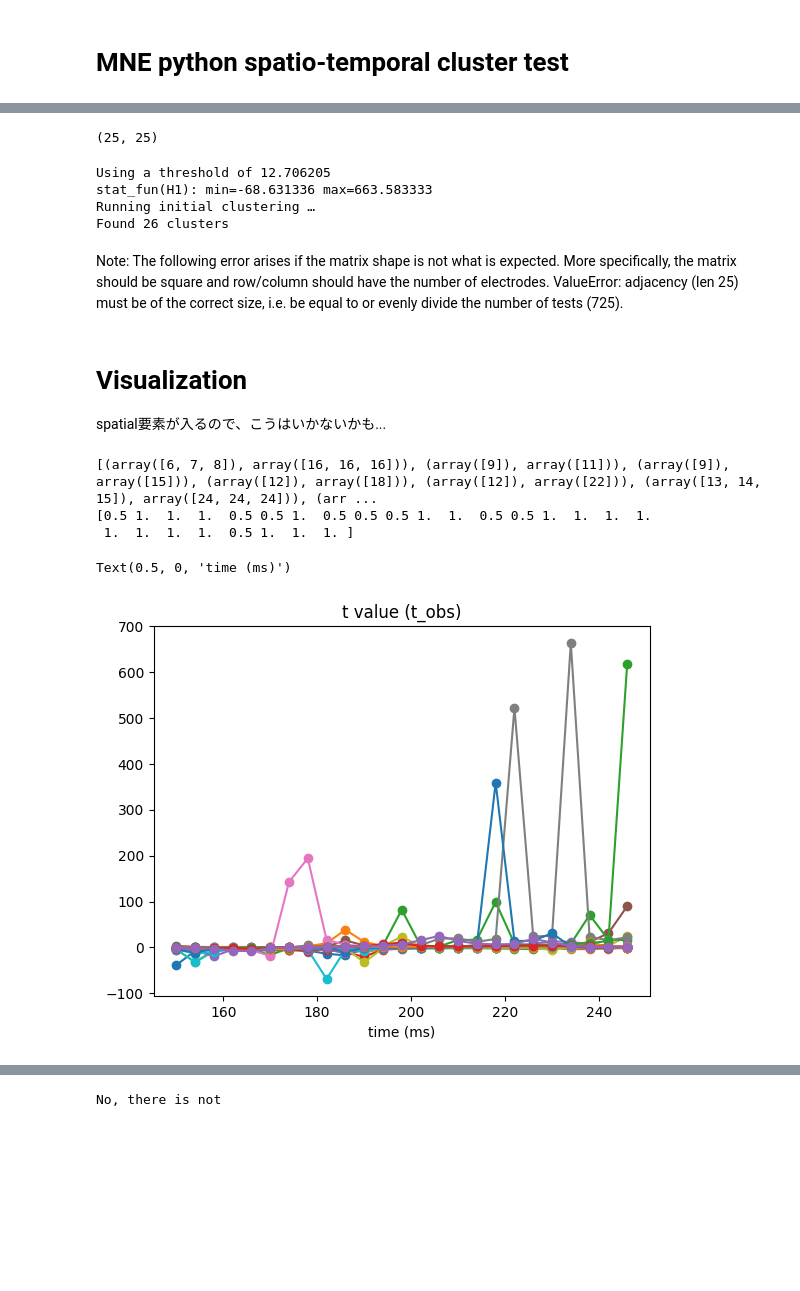
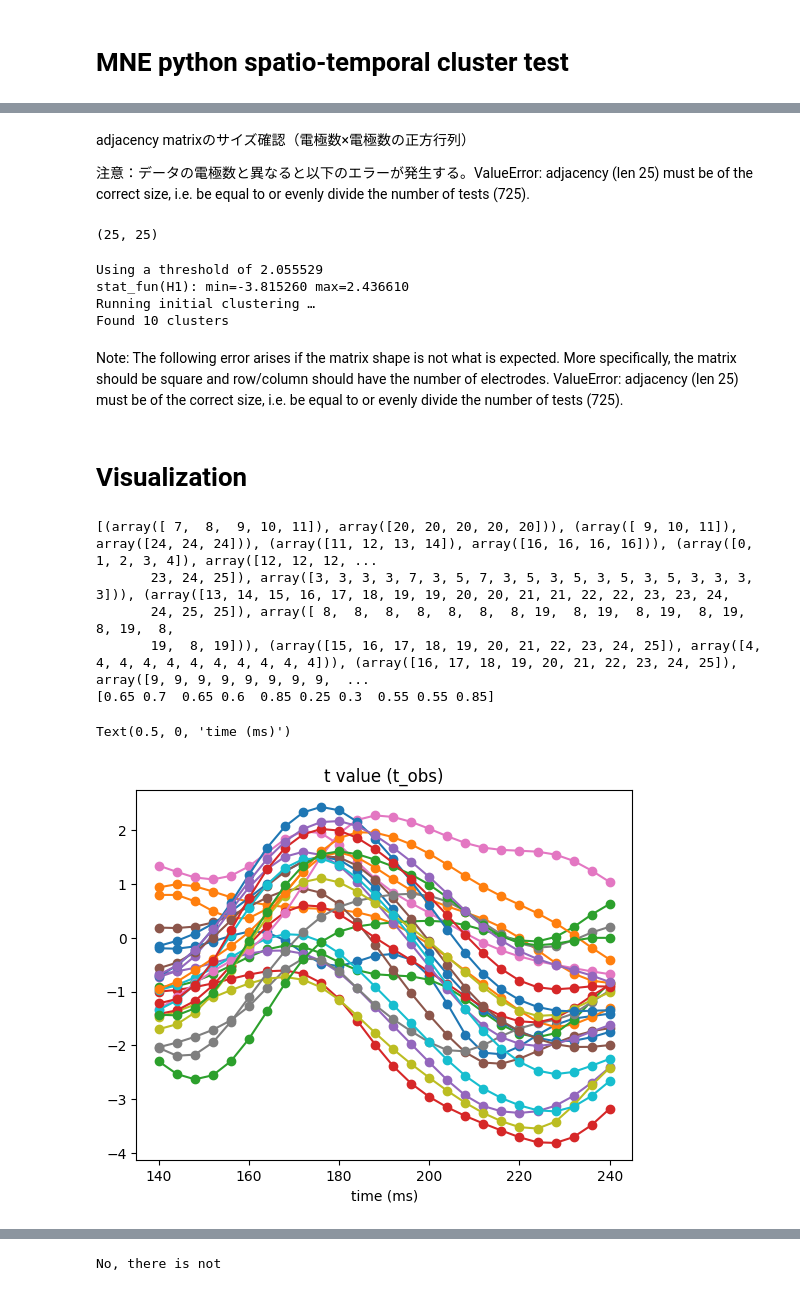
Before and after one commit to Kei-Kobayash/multiple_smiles, a Jupyter notebook: Spato_temporal_permutation2023.ipynb, the cells around one changed output, grey strips where cells are left out. Saved outputs shown, nothing was run; the diff lists cells and outputs as text; code cells hidden in the pictures; blank space fills up the shorter version.

```diff
--- a/Spato_temporal_permutation2023.ipynb
+++ b/Spato_temporal_permutation2023.ipynb
@@ -135,7 +136,7 @@ custom_montage = mne.channels.make_dig_montage(ch_pos=dict(zip(montage_df['Chann
 custom_montage.plot()
 
 # Create the info object with positions
-info = mne.create_info(ch_names=montage_df['Channel'].tolist(), sfreq=1000, ch_types='eeg')
+info = mne.create_info(ch_names=montage_df['Channel'].tolist(), sfreq=0.25, ch_types='eeg')
 
 
 # Create a Montage with digitization points
@@ -178,17 +179,3 @@ mne.viz.plot_ch_adjacency(info, adjacency, ch_names)
 [figure]
 # %%
 montage.dig
-# %%
-"""
-mon = mne.channels.read_custom_montage("Ch29n_kei.locs", coord_frame="head")
-mon.plot()
-
-# Create the info object
-info = mne.create_info(ch_names=mon.ch_names, sfreq=1000, ch_types='eeg')
-
-# Get the positions of the electrodes
-pos = np.array([mon.dig[i]['r'] for i in range(len(mon.dig))])
-
-# Calculate the adjacency matrix
-adjacency, ch_names = mne.channels.find_ch_adjacency(info, ch_type='eeg')
-"""
@@ -203,8 +192,8 @@ RuntimeError: ignored
 ### 参加者リストを作る
 
 # Participant list
-last_par_num = 2
-excluded_pars = []
+last_par_num = 28
+excluded_pars = ["s10"]
 
 participants = []
 
@@ -285,8 +274,8 @@ print(columns.to_list())
 # %% [output]
 ['VEOGL', 'HEOGL', 'HEOGR', 'Fp1', 'Fp2', 'F7', 'F3', 'Fz', 'F4', 'F8', 'T7', 'C3', 'Cz', 'C4', 'T8', 'P7', 'P3', 'Pz', 'P4', 'P8', 'PO7', 'PO3', 'POz', 'PO4', 'PO8', 'O1', 'Oz', 'O2', 'Ref']
 # %%
-t_min = 150
-t_max = 250
+t_min = 140
+t_max = 240
 
 timed_cond1 = (three_dim_array_cond1[:, (t_min <= three_dim_array_cond1[0, :, 0]) & (three_dim_array_cond1[0, :, 0] <= t_max), 1:])
 electrodes_to_remove = ["HEOGL", "HEOGR", "VEOGL", "Ref"]
@@ -296,7 +285,7 @@ electrode_names = columns.to_list()  # 25電極の名前が入ったリストと
 
 # 電極を削除する
 selected_electrodes = [elec for elec in electrode_names if elec not in electrodes_to_remove]
-print(len(selected_electrodes)) #25
+print(len(selected_electrodes)) # 確認用：今回は25になるはず
 
 # 新しい配列を作成する
 timed_cond1_filtered = timed_cond1[:, :, [electrode_names.index(elec) for elec in selected_electrodes]]
@@ -387,3 +376,7 @@ print(X)
+# %% [markdown]
+adjacency matrixのサイズ確認（電極数×電極数の正方行列）
+
+注意：データの電極数と異なると以下のエラーが発生する。ValueError: adjacency (len 25) must be of the correct size, i.e. be equal to or evenly divide the number of tests (725).
 # %%
 print(adjacency.shape)
 # %% [output]
@@ -391,29 +384,30 @@ print(adjacency.shape)
 # %%
 t_obs, clusters, cluster_pv, H0 = mne.stats.spatio_temporal_cluster_1samp_test(X, threshold=None, n_permutations=20, tail=0, stat_fun=None, adjacency=adjacency, n_jobs=None, seed=None, max_step=1, spatial_exclude=None, step_down_p=0, t_power=1, out_type='indices', check_disjoint=False, buffer_size=1000, verbose=None)
 # %% [output]
-Using a threshold of 12.706205
-stat_fun(H1): min=-68.631336 max=663.583333
+Using a threshold of 2.055529
+stat_fun(H1): min=-3.815260 max=2.436610
 Running initial clustering …
-Found 26 clusters
+Found 10 clusters
 # %% [markdown]
 Note: The following error arises if the matrix shape is not what is expected. More specifically, the matrix should be square and row/column should have the number of electrodes. ValueError: adjacency (len 25) must be of the correct size, i.e. be equal to or evenly divide the number of tests (725).
 # %% [markdown]
 # Visualization
-spatial要素が入るので、こうはいかないかも...
 # %%
 #print(t_obs) # observed t-value for each time point
 print(clusters) # clusters
 print(cluster_pv) # p-value for each clusters identified above
 #print(H0)
 
 # Plottign t-values for each time point
 import matplotlib.pyplot as plt
-plt.plot(np.arange(150, 250, 4), t_obs, marker='o')
+plt.plot(np.arange(140, 244, 4), t_obs, marker='o')
 plt.title("t value (t_obs)")
 plt.xlabel("time (ms)")
 # %% [output]
-[(array([6, 7, 8]), array([16, 16, 16])), (array([9]), array([11])), (array([9]), array([15])), (array([12]), array([18])), (array([12]), array([22])), (array([13, 14, 15]), array([24, 24, 24])), (arr ...
-[0.5 1.  1.  1.  0.5 0.5 1.  0.5 0.5 0.5 1.  1.  0.5 0.5 1.  1.  1.  1.
- 1.  1.  1.  1.  0.5 1.  1.  1. ]
+[(array([ 7,  8,  9, 10, 11]), array([20, 20, 20, 20, 20])), (array([ 9, 10, 11]), array([24, 24, 24])), (array([11, 12, 13, 14]), array([16, 16, 16, 16])), (array([0, 1, 2, 3, 4]), array([12, 12, 12, ...
+       23, 24, 25]), array([3, 3, 3, 3, 7, 3, 5, 7, 3, 5, 3, 5, 3, 5, 3, 5, 3, 3, 3, 3])), (array([13, 14, 15, 16, 17, 18, 19, 19, 20, 20, 21, 21, 22, 22, 23, 23, 24,
+       24, 25, 25]), array([ 8,  8,  8,  8,  8,  8,  8, 19,  8, 19,  8, 19,  8, 19,  8, 19,  8,
+       19,  8, 19])), (array([15, 16, 17, 18, 19, 20, 21, 22, 23, 24, 25]), array([4, 4, 4, 4, 4, 4, 4, 4, 4, 4, 4])), (array([16, 17, 18, 19, 20, 21, 22, 23, 24, 25]), array([9, 9, 9, 9, 9, 9, 9, 9,  ...
+[0.65 0.7  0.65 0.6  0.85 0.25 0.3  0.55 0.55 0.85]
 Text(0.5, 0, 'time (ms)')
-[figure, old version]
+[figure, new version]
```
Also changed, not shown: parts of 21 cells of this notebook.
